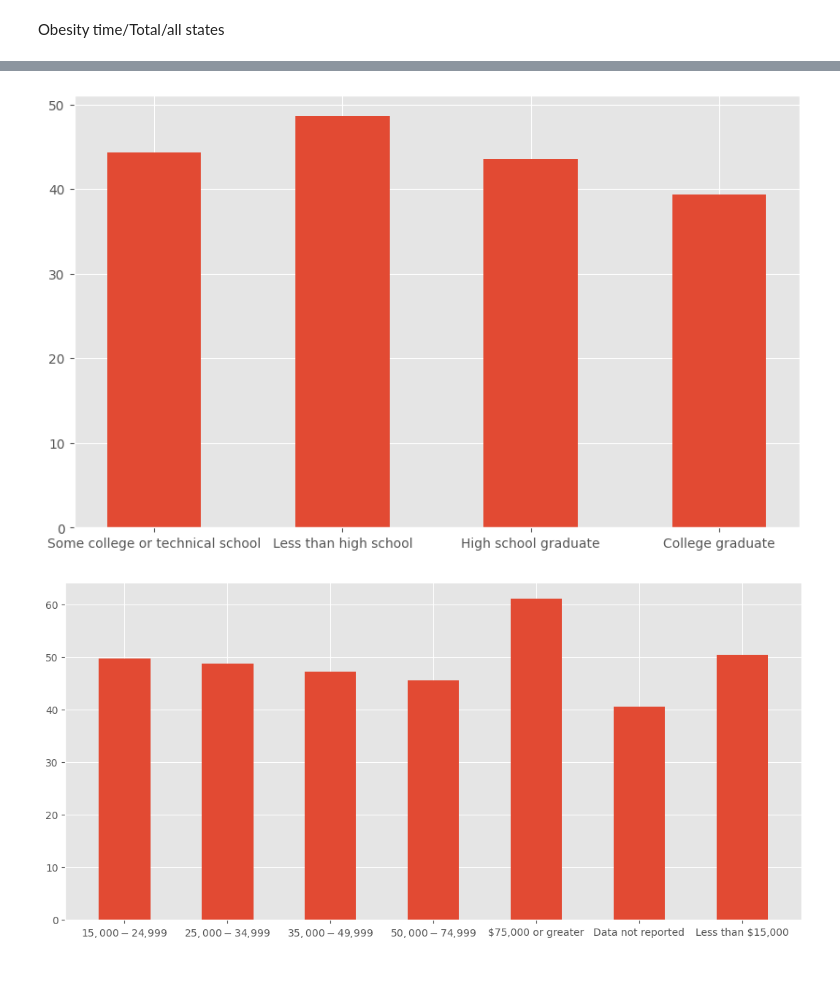
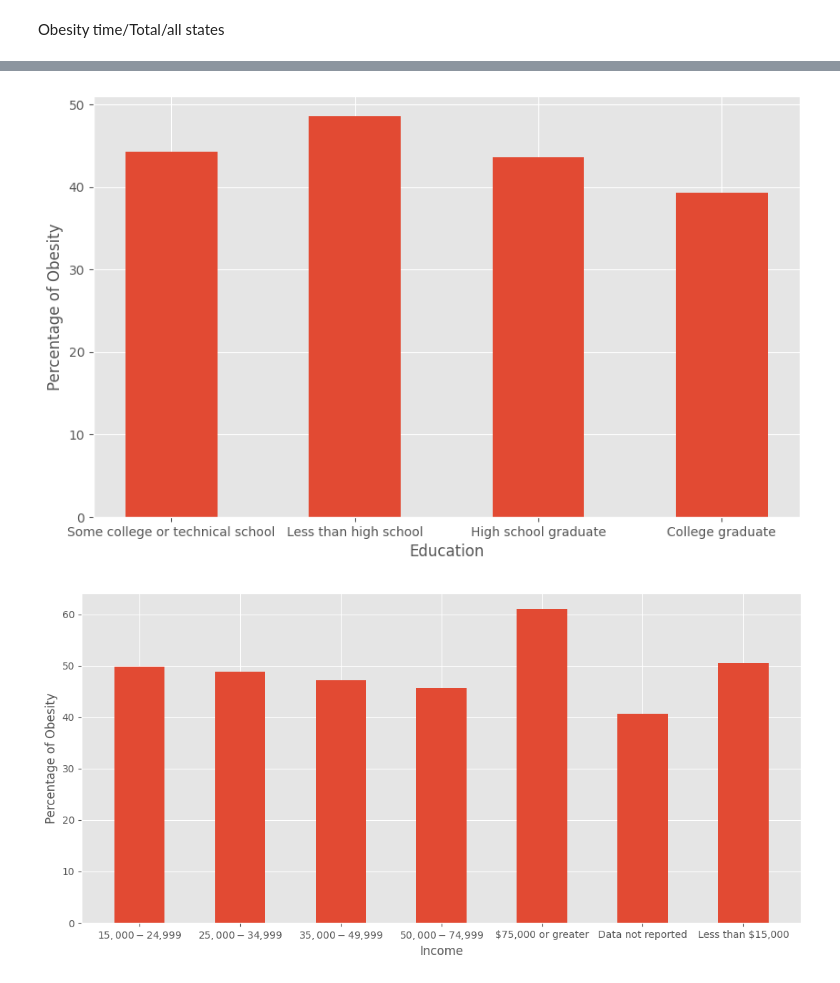
Before and after one commit to MerMer12345/DataScienceAssignment, a Jupyter notebook: DataExploration.ipynb, the cells around one changed output, grey strips where cells are left out. Saved outputs shown, nothing was run; the diff lists cells and outputs as text; code cells hidden in the pictures.

```diff
--- a/DataExploration.ipynb
+++ b/DataExploration.ipynb
@@ -30,18 +32,22 @@ TypeError: 'str' object is not callable
 # %%
 df2 = pd.read_csv('Data/Obesity/Obesity_file_Education.csv')
 plt.figure(figsize=(10,6))
+plt.xlabel('Education')
+plt.ylabel('Percentage of Obesity')
 plt.bar(df2['Education'], df2['Data_Value'], width=0.5)
+
 plt.show();
 # %% [output]
-[figure, old version]
+[figure, new version]
 # %%
 df2 = pd.read_csv('Data/Obesity/Obesity_file_Income.csv')
 df2 = df2.sort_values(by=['Income'])
 plt.figure(figsize=(13,6))
-
+plt.xlabel('Income')
+plt.ylabel('Percentage of Obesity')
 plt.bar(df2['Income'], df2['Data_Value'], width=0.5)
 plt.show();
 # %% [output]
-[figure, old version]
+[figure, new version]
 # %%
 df2 = pd.read_csv('Data/Obesity/Obesity_file_Gender.csv')
```
Also changed, not shown: parts of 3 cells of this notebook, 1 other file.
